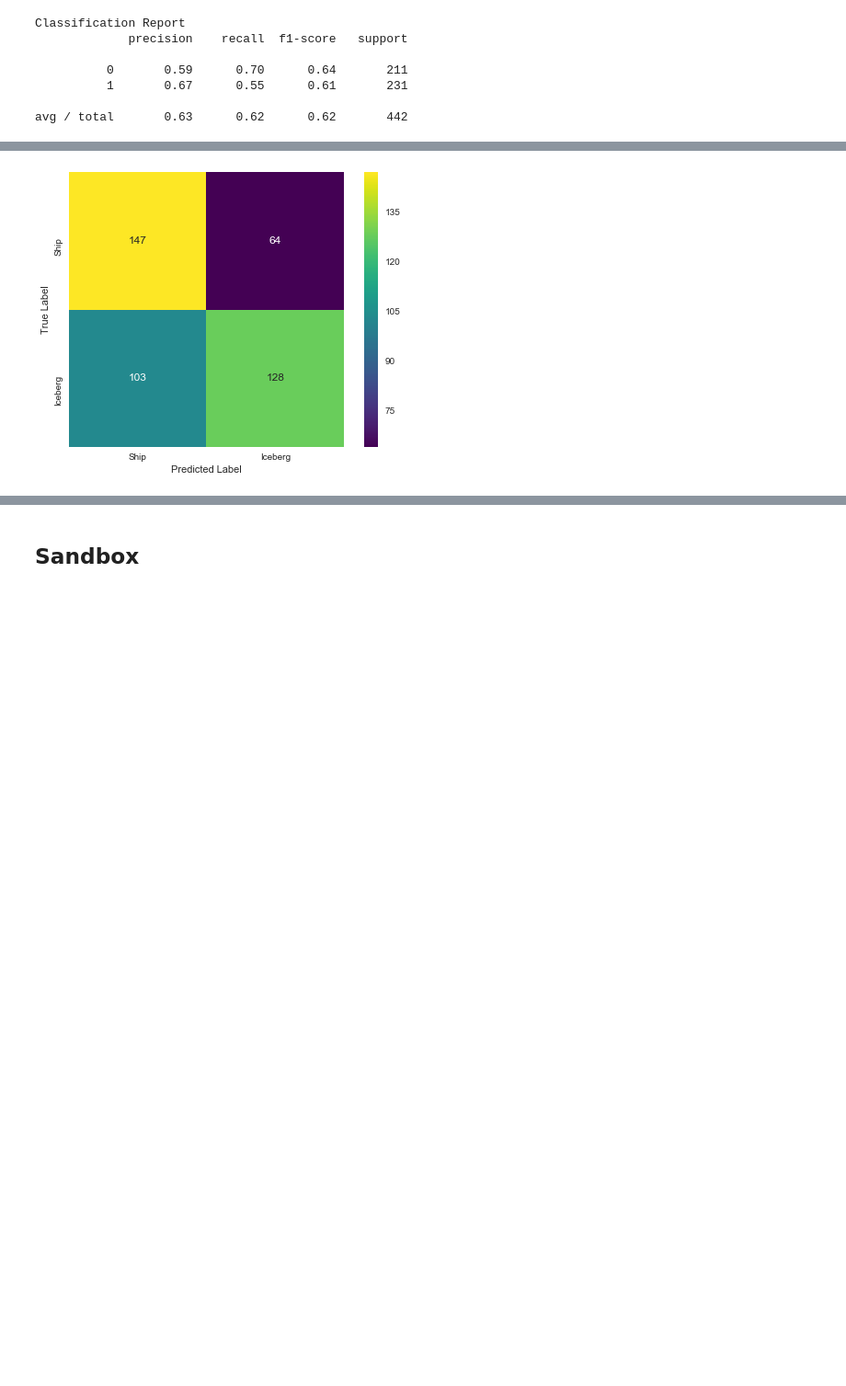
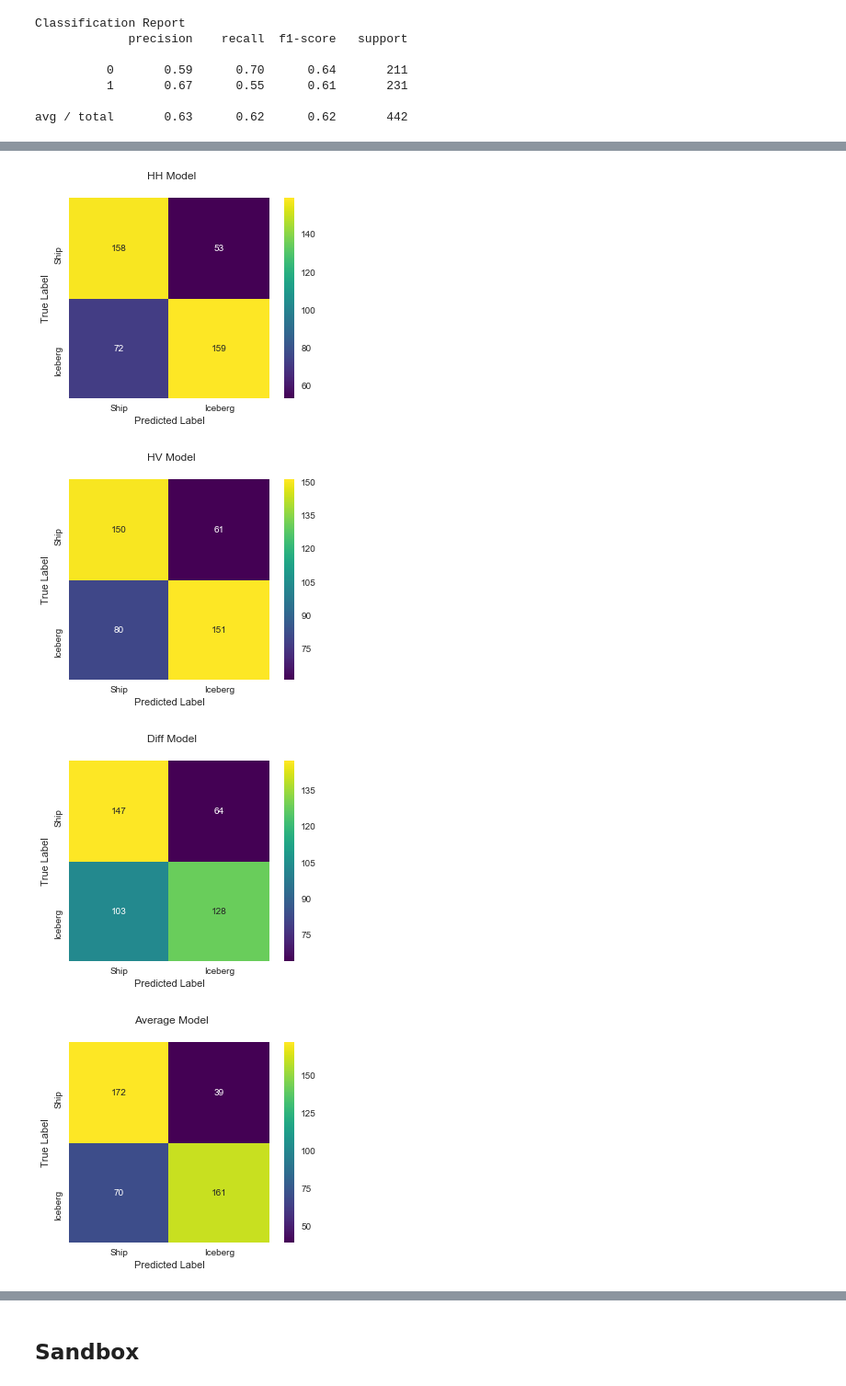
Before and after one commit to cfergusonlee/iceberg_challenge, a Jupyter notebook: exploration.ipynb, the cells around one changed output, grey strips where cells are left out. Shown at 92% size. Drawn from its saved outputs; the diff is of its cells as text; code cells hidden in the pictures; blank space fills up the shorter version.

```diff
--- a/exploration.ipynb
+++ b/exploration.ipynb
@@ -281,4 +381,5 @@ What increases accuracy from 94% to 99.9%?
 # %%
+first_idea = pd.concat((band_diff_series, train_df.inc_angle), axis=1)
 forest = RandomForestClassifier(random_state=42)
 
 x = first_idea[first_idea.inc_angle.isnull()==False].values
@@ -289,7 +390,7 @@ forest.fit(x_train, y_train)
 pred = forest.predict(x_test)
 print "Classification Report"
 print classification_report(y_test, pred)
-conf_matrix = confusion_matrix(y_test, pred)
+diff_conf_matrix = confusion_matrix(y_test, pred)
 # %% [output]
 Classification Report
              precision    recall  f1-score   support
@@ -301,17 +430,27 @@ avg / total       0.63      0.62      0.62       442
 # %%
-conf_df = pd.DataFrame(conf_matrix)
-conf_df.columns = ['Ship', 'Iceberg']
-conf_df.index = ['Ship', 'Iceberg']
+def plot_conf_matrix(conf_matrix, title):
+    conf_df = pd.DataFrame(conf_matrix)
+    conf_df.columns = ['Ship', 'Iceberg']
+    conf_df.index = ['Ship', 'Iceberg']
 
-sns.heatmap(
-    conf_df,
-    square=True,
-    annot=True,
-    cmap='viridis',
-    fmt='0g'
-)
-plt.ylabel('True Label')
-plt.xlabel('Predicted Label')
-plt.show()
+    sns.heatmap(
+        conf_df,
+        square=True,
+        annot=True,
+        cmap='viridis',
+        fmt='0g'
+    )
+    plt.ylabel('True Label')
+    plt.xlabel('Predicted Label')
+    plt.suptitle(title)
+    plt.show()
-# %% [output]
-[figure, removed]
+# %%
+plot_conf_matrix(hh_conf_matrix, 'HH Model')
+plot_conf_matrix(hv_conf_matrix, 'HV Model')
+plot_conf_matrix(diff_conf_matrix, 'Diff Model')
+plot_conf_matrix(ave_conf_matrix, 'Average Model')
+# %% [output]
+[figure, added]
+[figure, added]
+[figure, added]
+[figure, added]
```
Also changed, not shown: parts of 33 cells of this notebook, 1 other file.
